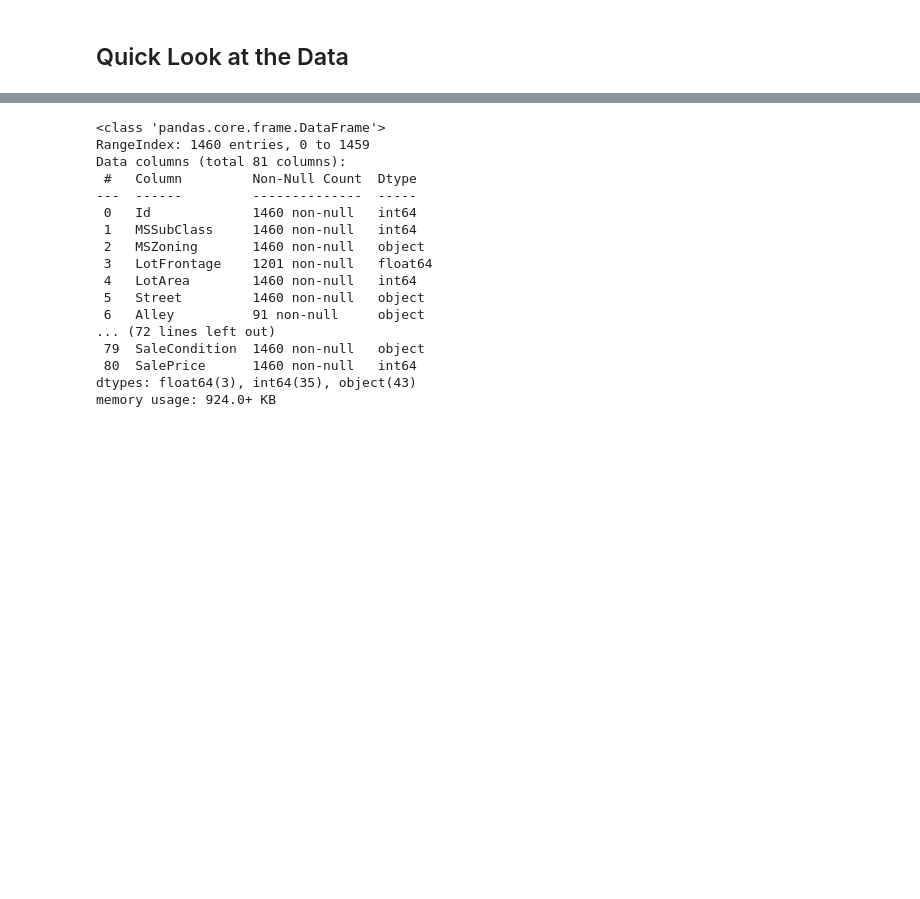
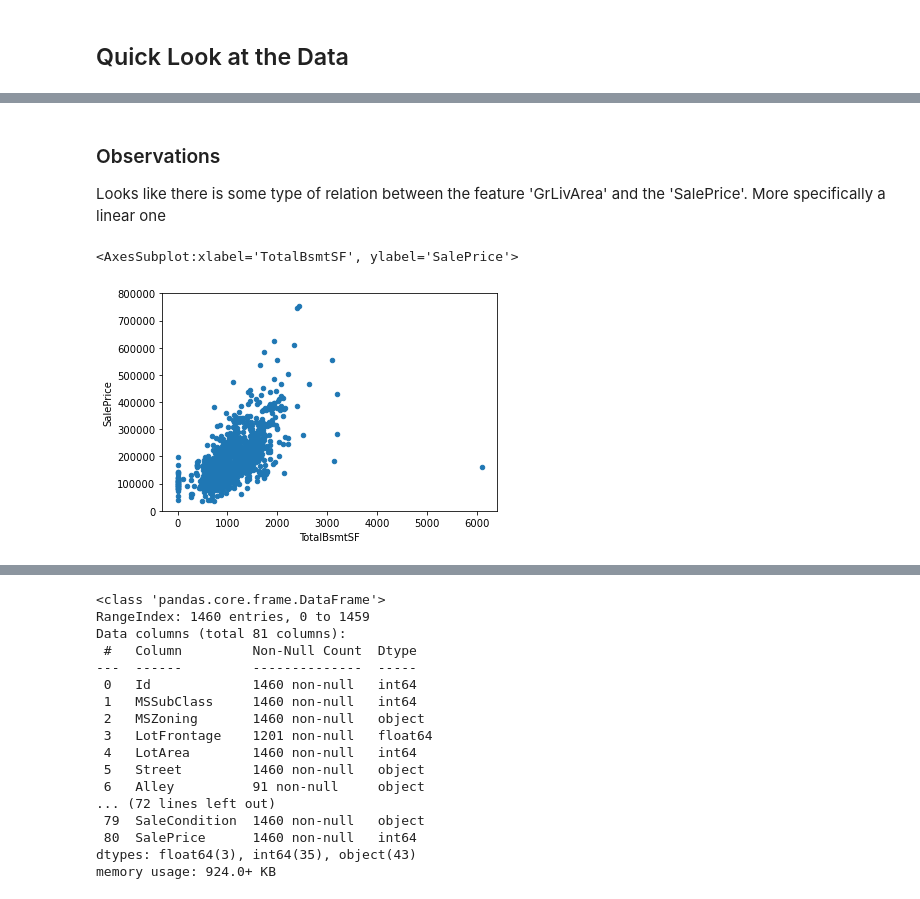
Before and after one commit to TiagoOliveira98/HousePrices, a Jupyter notebook: main.ipynb, the cells around one changed output, grey strips where cells are left out. Drawn from its saved outputs; the diff is of its cells as text; code cells hidden in the pictures; blank space fills up the shorter version.

```diff
--- a/main.ipynb
+++ b/main.ipynb
@@ -24,0 +114,11 @@ train_df.head()
+# %% [markdown]
+<h3>Observations</h3>
+<p>Looks like there is some type of relation between the feature 'GrLivArea' and the 'SalePrice'. More specifically a linear one
+# %%
+#scatter plot totalbsmtsf/saleprice
+var = 'TotalBsmtSF'
+data = pd.concat([train_df['SalePrice'], train_df[var]], axis=1)
+data.plot.scatter(x=var, y='SalePrice', ylim=(0,800000))
+# %% [output]
+<AxesSubplot:xlabel='TotalBsmtSF', ylabel='SalePrice'>
+[figure, added]
```
Also changed, not shown: parts of 38 cells of this notebook.
